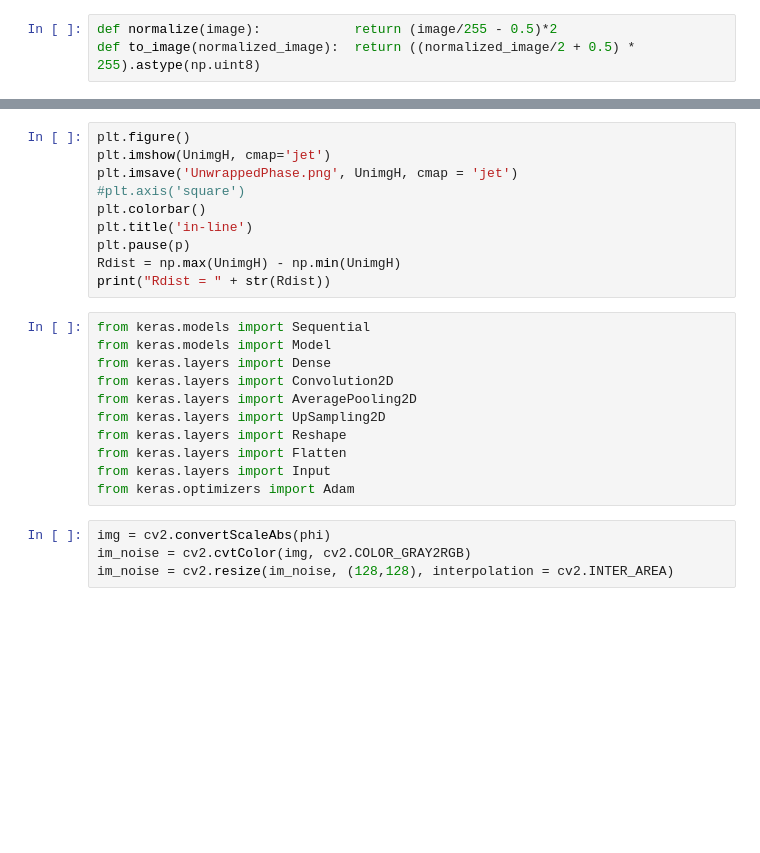
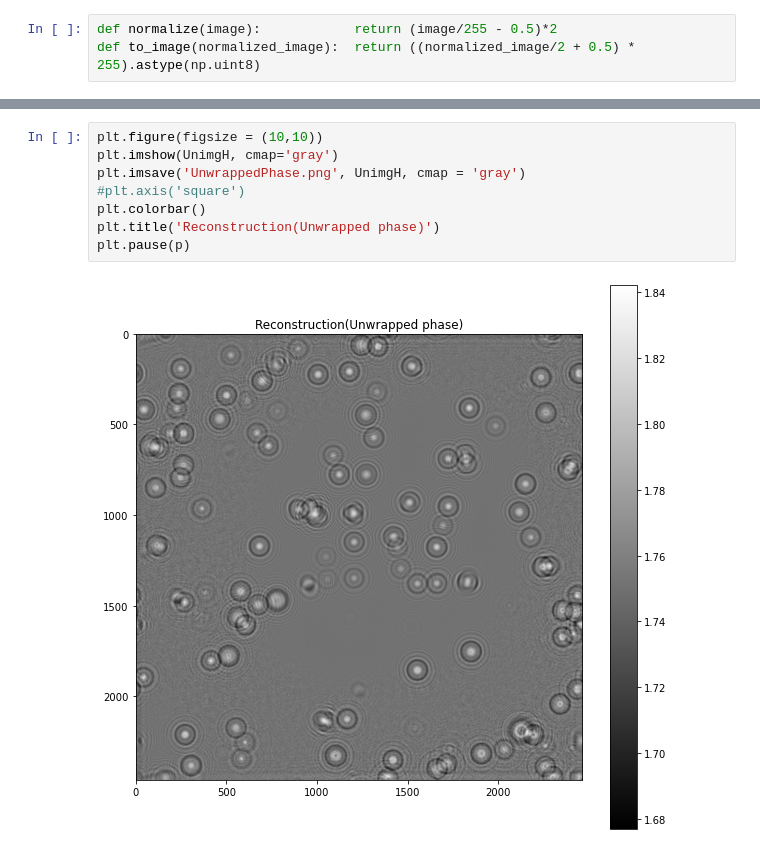
Before and after one commit to Dave-tB/MIDHM, a Jupyter notebook: Hologram_Reconstruct_From_Matlab.ipynb, the cells around one changed output, grey strips where cells are left out. Saved outputs shown, nothing was run; the diff lists cells and outputs as text; blank space fills up the shorter version.

```diff
--- a/Hologram_Reconstruct_From_Matlab.ipynb
+++ b/Hologram_Reconstruct_From_Matlab.ipynb
@@ -276,25 +150,10 @@ plt.pause(p)
 # %%
-plt.figure()
-plt.imshow(UnimgH, cmap='jet')
-plt.imsave('UnwrappedPhase.png', UnimgH, cmap = 'jet')
+plt.figure(figsize = (10,10))
+plt.imshow(UnimgH, cmap='gray')
+plt.imsave('UnwrappedPhase.png', UnimgH, cmap = 'gray')
 #plt.axis('square')
 plt.colorbar()
-plt.title('in-line')
+plt.title('Reconstruction(Unwrapped phase)')
 plt.pause(p)
-Rdist = np.max(UnimgH) - np.min(UnimgH)
-print("Rdist = " + str(Rdist))
+# %% [output]
+[figure, added]
-# %%
-from keras.models import Sequential
-from keras.models import Model
-from keras.layers import Dense
-from keras.layers import Convolution2D
-from keras.layers import AveragePooling2D
-from keras.layers import UpSampling2D
-from keras.layers import Reshape
-from keras.layers import Flatten
-from keras.layers import Input
-from keras.optimizers import Adam
-# %%
-img = cv2.convertScaleAbs(phi)
-im_noise = cv2.cvtColor(img, cv2.COLOR_GRAY2RGB)
-im_noise = cv2.resize(im_noise, (128,128), interpolation = cv2.INTER_AREA)
```
Also changed, not shown: parts of 13 cells of this notebook, 3 other files.
